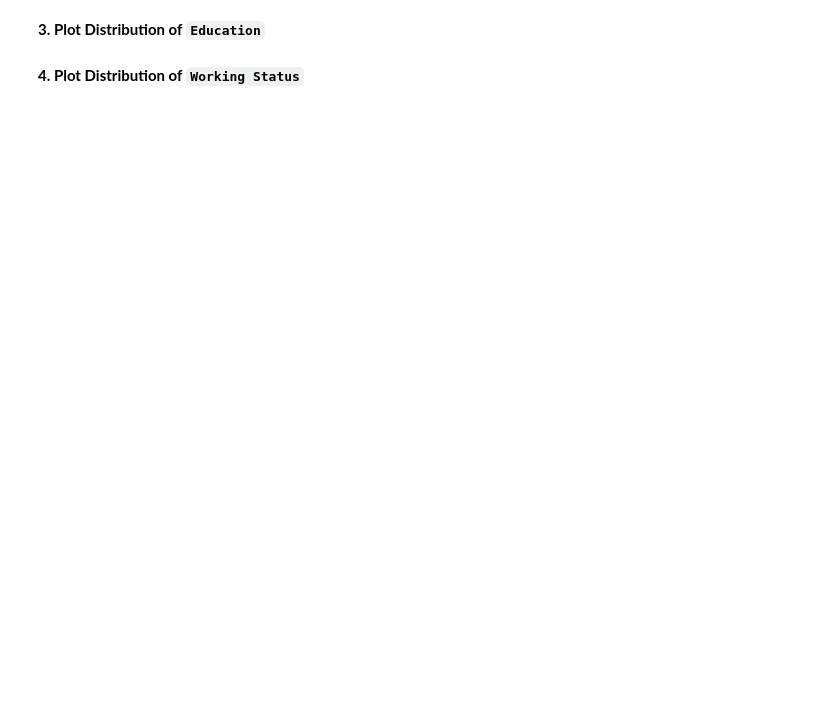
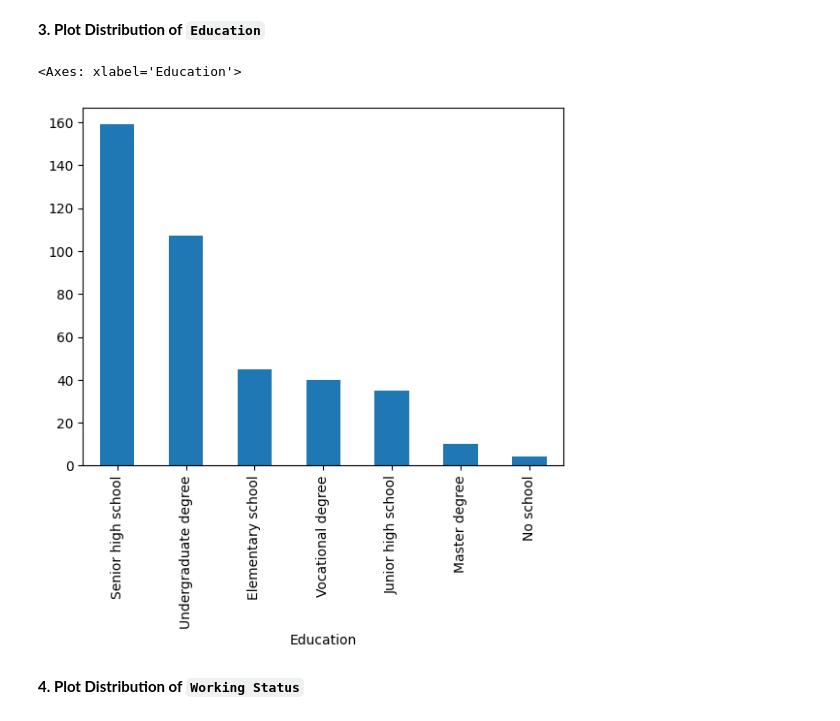
Before and after one commit to rudyhendrawn/gemastik24-data-mining, a Jupyter notebook: eda-feature-selection.ipynb, the cells around one changed output. Drawn from its saved outputs; the diff is of its cells as text; code cells hidden in the pictures; blank space fills up the shorter version.

```diff
--- a/eda-feature-selection.ipynb
+++ b/eda-feature-selection.ipynb
@@ -26,4 +30,9 @@ df['Grouping'].value_counts().plot(kind='bar')
 # %% [markdown]
 **3. Plot Distribution of `Education`**
+# %%
+df['Education'].value_counts().plot(kind='bar')
+# %% [output]
+<Axes: xlabel='Education'>
+[figure, added]
 # %% [markdown]
 **4. Plot Distribution of `Working Status`**
```
Also changed, not shown: parts of 15 cells of this notebook, 1 other file.
